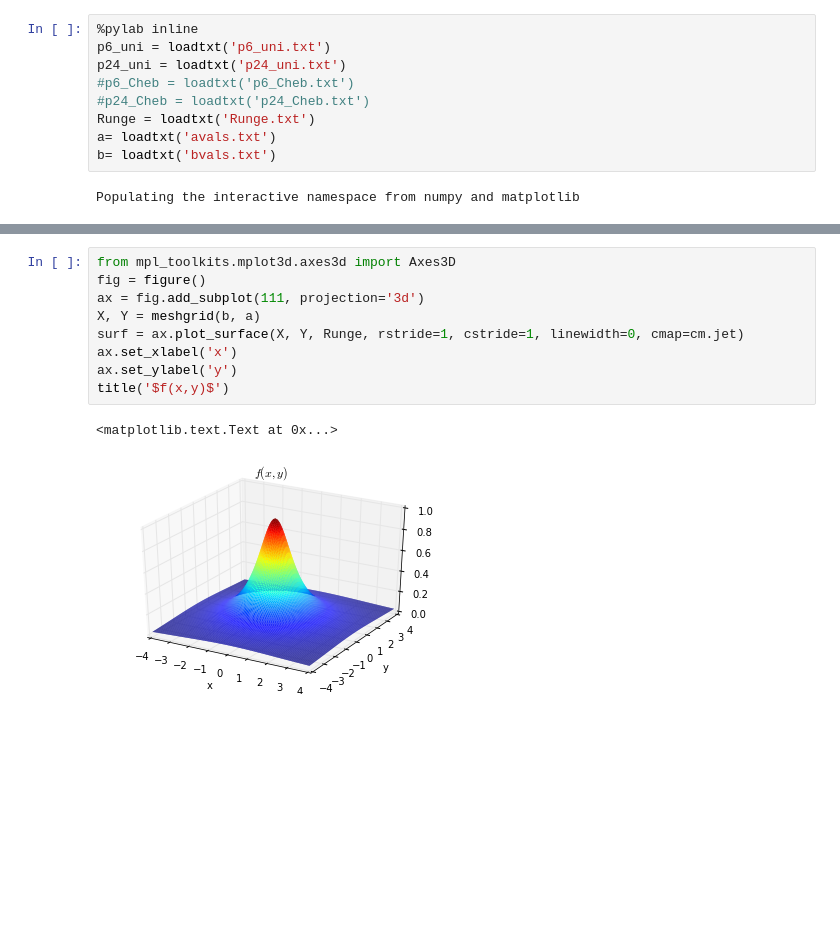
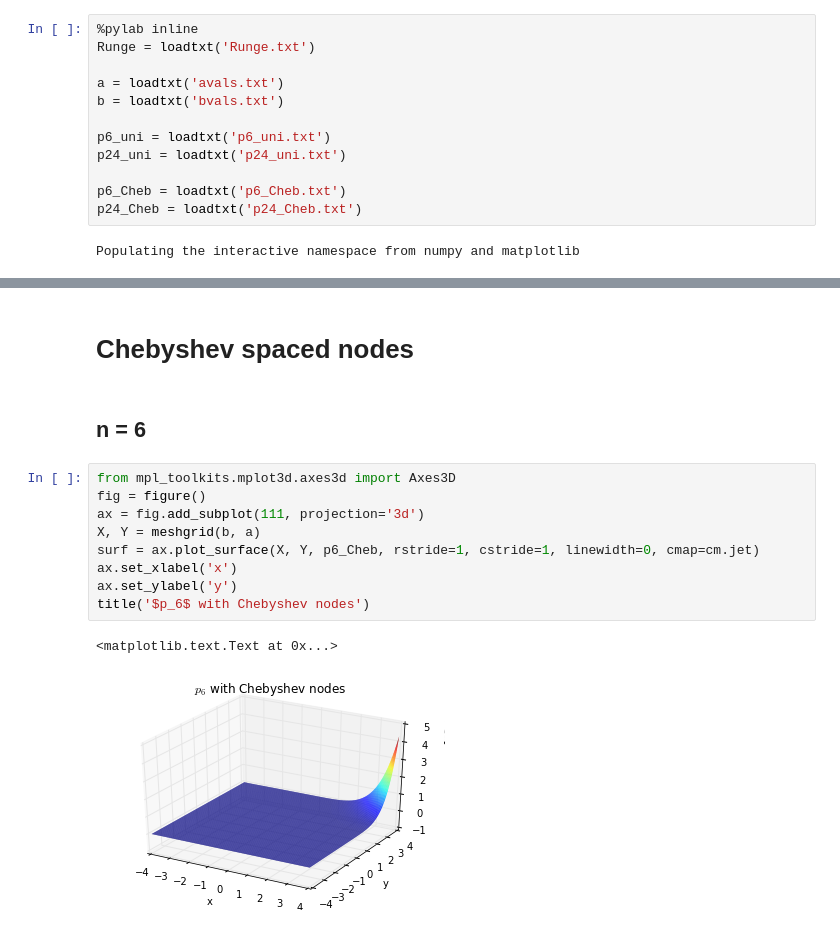
Before and after one commit to browlm13/HSCI_p3, a Jupyter notebook: Runge2D.ipynb, the cells around one changed output, grey strips where cells are left out. Cells and saved outputs as stored; diff of their text form; blank space fills up the shorter version.

```diff
--- a/Runge2D.ipynb
+++ b/Runge2D.ipynb
@@ -1,11 +1,14 @@
 # %%
 %pylab inline
+Runge = loadtxt('Runge.txt')
+
+a = loadtxt('avals.txt')
+b = loadtxt('bvals.txt')
+
 p6_uni = loadtxt('p6_uni.txt')
 p24_uni = loadtxt('p24_uni.txt')
-#p6_Cheb = loadtxt('p6_Cheb.txt')
-#p24_Cheb = loadtxt('p24_Cheb.txt')
-Runge = loadtxt('Runge.txt')
-a= loadtxt('avals.txt')
-b= loadtxt('bvals.txt')
+
+p6_Cheb = loadtxt('p6_Cheb.txt')
+p24_Cheb = loadtxt('p24_Cheb.txt')
 # %% [output]
 Populating the interactive namespace from numpy and matplotlib
@@ -12,12 +99,16 @@ Populating the interactive namespace from numpy and matplotlib
+# %% [markdown]
+# Chebyshev spaced nodes
+# %% [markdown]
+## n = 6
 # %%
 from mpl_toolkits.mplot3d.axes3d import Axes3D
 fig = figure()
 ax = fig.add_subplot(111, projection='3d')
 X, Y = meshgrid(b, a)
-surf = ax.plot_surface(X, Y, Runge, rstride=1, cstride=1, linewidth=0, cmap=cm.jet)
+surf = ax.plot_surface(X, Y, p6_Cheb, rstride=1, cstride=1, linewidth=0, cmap=cm.jet)
 ax.set_xlabel('x')
 ax.set_ylabel('y')
-title('$f(x,y)$')
+title('$p_6$ with Chebyshev nodes')
 # %% [output]
 <matplotlib.text.Text at 0x...>
-[figure, old version]
+[figure, new version]
```
Also changed, not shown: parts of 13 cells of this notebook, 12 other files.
